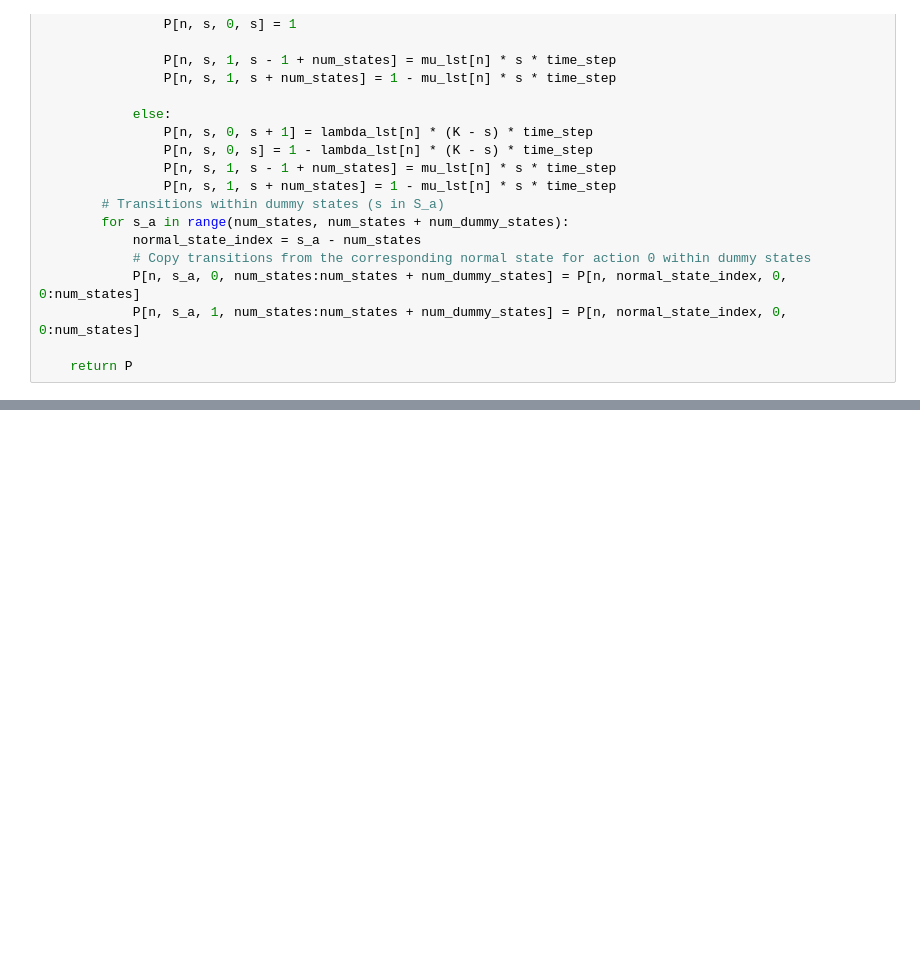
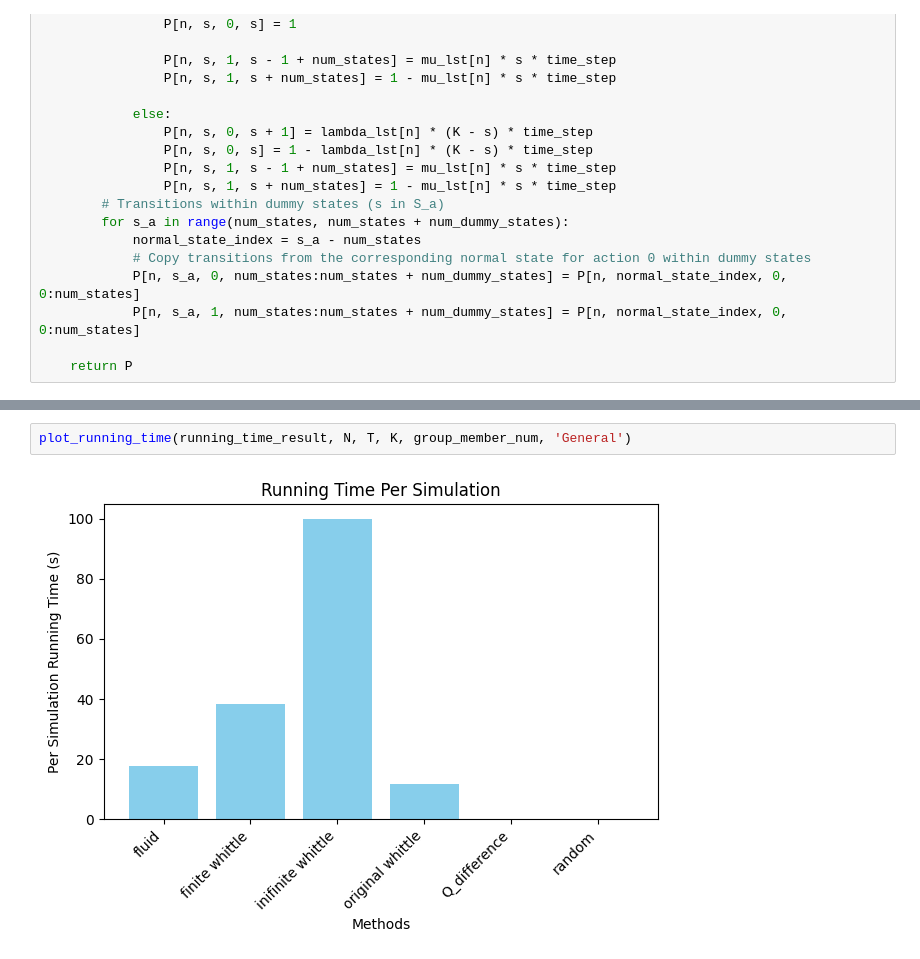
Before and after one commit to Haichuan23/Single_Use_RMAB, a Jupyter notebook: New_Experiment/Enhrenfest_new_experiment.ipynb, the cells around one changed output, grey strips where cells are left out. Saved outputs shown, nothing was run; the diff lists cells and outputs as text; blank space fills up the shorter version.

```diff
--- a/New_Experiment/Enhrenfest_new_experiment.ipynb
+++ b/New_Experiment/Enhrenfest_new_experiment.ipynb
@@ -110,0 +130,4 @@ Average total achieved value over 100 simulations (General Infinite Whittle inde
+# %%
+plot_running_time(running_time_result, N, T, K, group_member_num, 'General')
+# %% [output]
+[figure, added]
```
Also changed, not shown: parts of 2 cells of this notebook, 17 other files.
